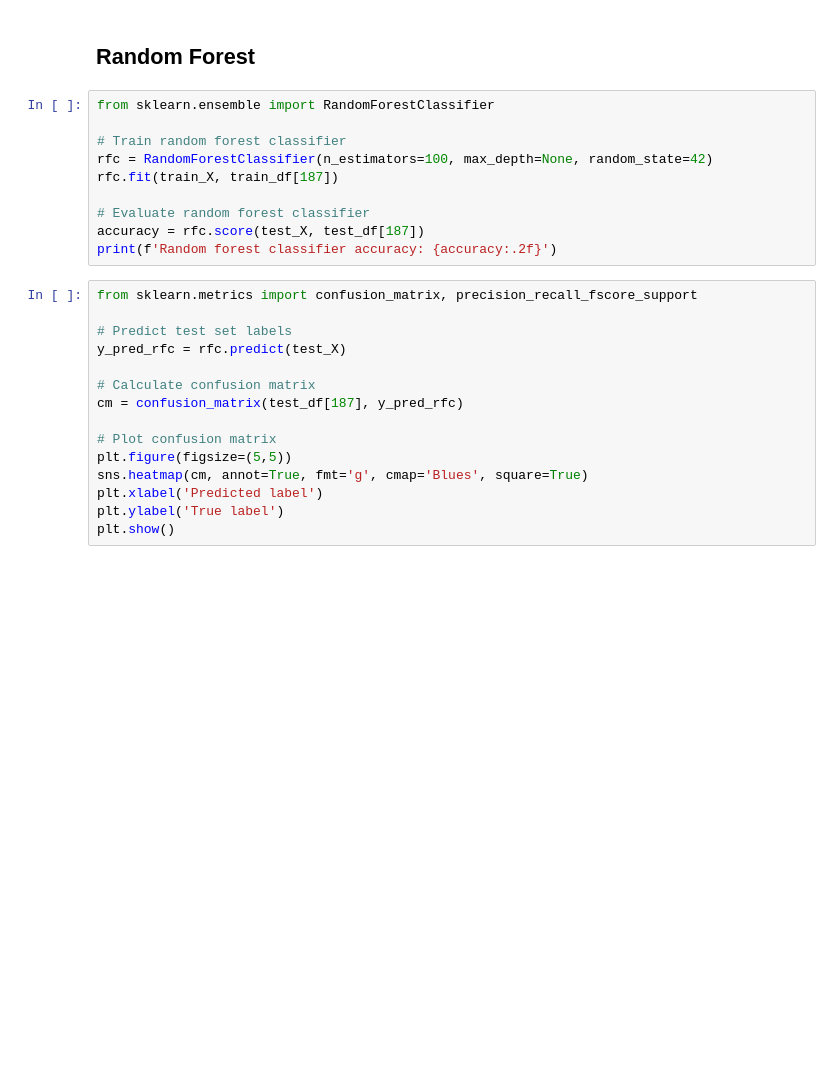
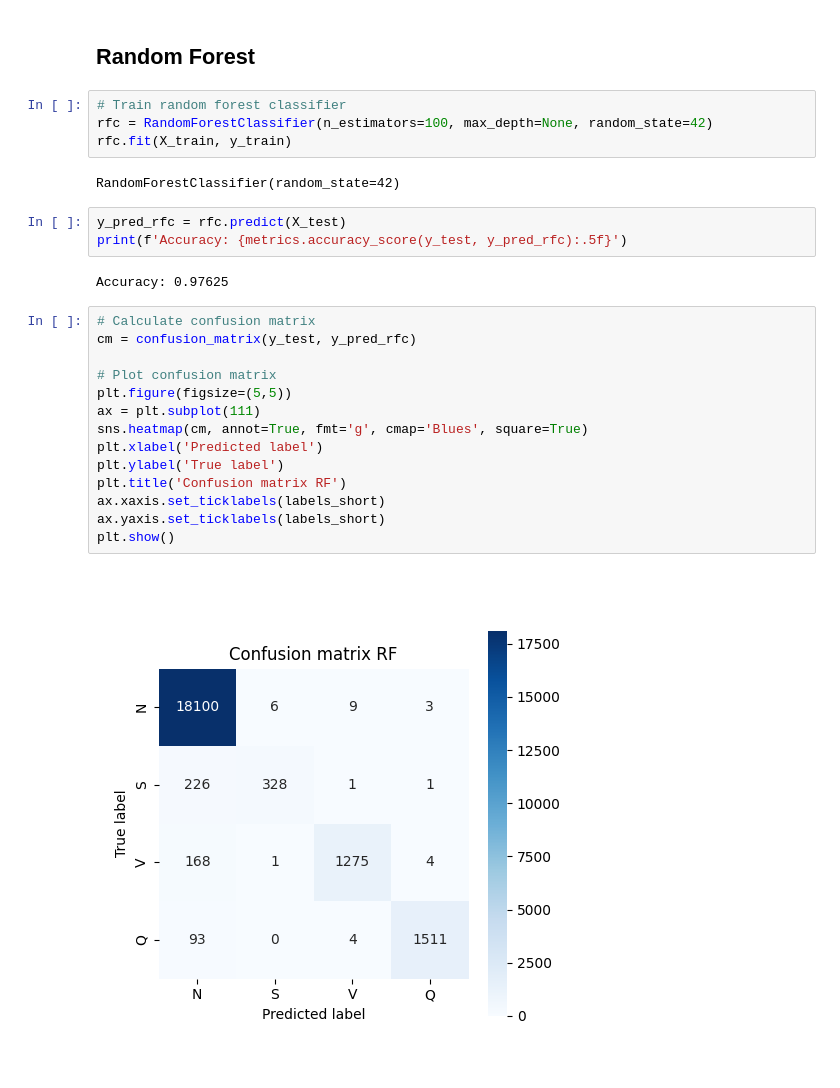
Before and after one commit to JespervanGils/DL-Project-ECG, a Jupyter notebook: DL_Project_ECG_MIT-BIH_Iteration_1.ipynb, the cells around one changed output. Cells and saved outputs as stored; diff of their text form; blank space fills up the shorter version.

```diff
--- a/DL_Project_ECG_MIT-BIH_Iteration_1.ipynb
+++ b/DL_Project_ECG_MIT-BIH_Iteration_1.ipynb
@@ -483,28 +263,30 @@ print(classification_report(test_df[187], y_pred_svm, target_names=labels))
 # %% [markdown]
 ## Random Forest
 # %%
-from sklearn.ensemble import RandomForestClassifier
-
 # Train random forest classifier
 rfc = RandomForestClassifier(n_estimators=100, max_depth=None, random_state=42)
-rfc.fit(train_X, train_df[187])
-
-# Evaluate random forest classifier
-accuracy = rfc.score(test_X, test_df[187])
-print(f'Random forest classifier accuracy: {accuracy:.2f}')
+rfc.fit(X_train, y_train)
+# %% [output]
+RandomForestClassifier(random_state=42)
+# %%
+y_pred_rfc = rfc.predict(X_test)
+print(f'Accuracy: {metrics.accuracy_score(y_test, y_pred_rfc):.5f}')
+# %% [output]
+Accuracy: 0.97625
 # %%
-from sklearn.metrics import confusion_matrix, precision_recall_fscore_support
-
-# Predict test set labels
-y_pred_rfc = rfc.predict(test_X)
-
 # Calculate confusion matrix
-cm = confusion_matrix(test_df[187], y_pred_rfc)
+cm = confusion_matrix(y_test, y_pred_rfc)
 
 # Plot confusion matrix
 plt.figure(figsize=(5,5))
+ax = plt.subplot(111)
 sns.heatmap(cm, annot=True, fmt='g', cmap='Blues', square=True)
 plt.xlabel('Predicted label')
 plt.ylabel('True label')
+plt.title('Confusion matrix RF')
+ax.xaxis.set_ticklabels(labels_short)
+ax.yaxis.set_ticklabels(labels_short)
 plt.show()
+# %% [output]
+[figure, added]
 # %%
```
Also changed, not shown: parts of 96 cells of this notebook, 2 other files.
